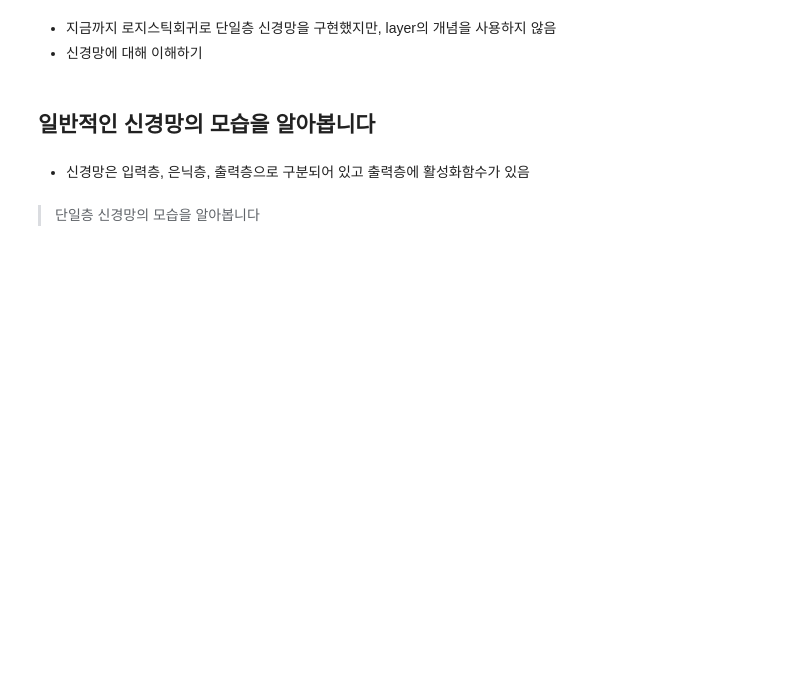
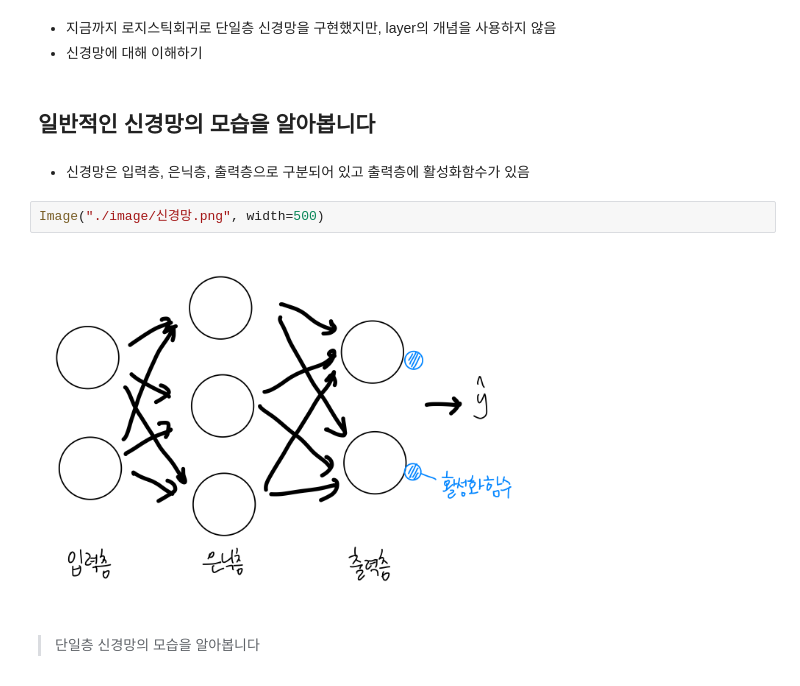
Before and after one commit to p5653ceb/eunice1204, a Jupyter notebook: 04.분류하는_뉴런을_만듭니다_이진분류.ipynb, the cells around one changed output. Drawn from its saved outputs; the diff is of its cells as text; blank space fills up the shorter version.

```diff
--- a/04.분류하는_뉴런을_만듭니다_이진분류.ipynb
+++ b/04.분류하는_뉴런을_만듭니다_이진분류.ipynb
@@ -533,5 +538,9 @@ np.mean(neuron.predict(x_test) == y_test)
 ## 일반적인 신경망의 모습을 알아봅니다
 # %% [markdown]
 - 신경망은 입력층, 은닉층, 출력층으로 구분되어 있고 출력층에 활성화함수가 있음
+# %%
+Image("./image/신경망.png", width=500)
+# %% [output]
+[figure, added]
 # %% [markdown]
 > 단일층 신경망의 모습을 알아봅니다
```
Also changed, not shown: parts of 2 cells of this notebook.
